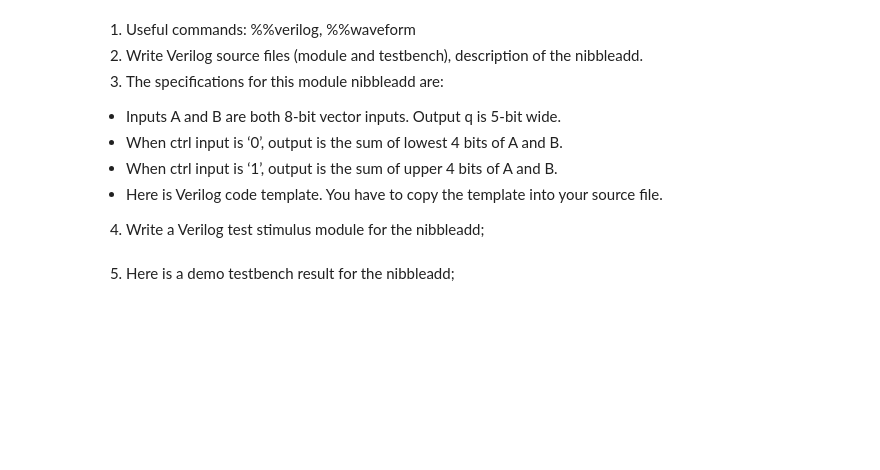
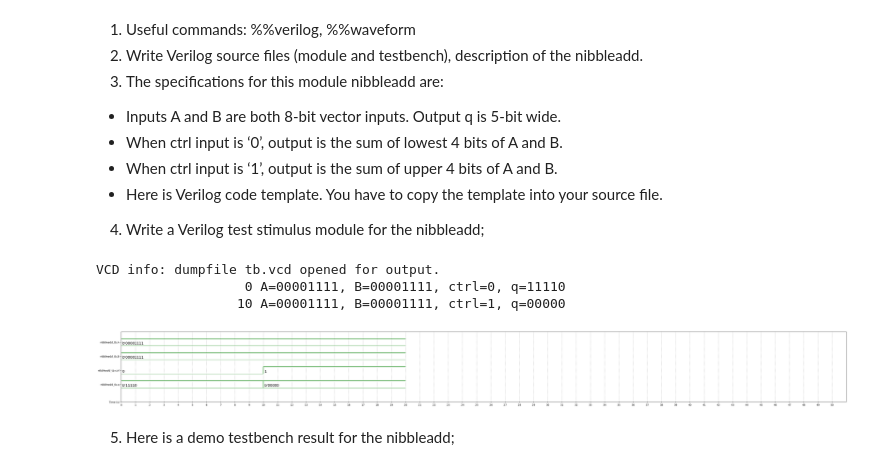
Before and after one commit to kkhtet/DSL_HOMEWORK, a Jupyter notebook: VerilogGitHomework(1003437 Kaung Khant Htet).ipynb, the cells around one changed output. Cells and saved outputs as stored; diff of their text form; code cells hidden in the pictures; blank space fills up the shorter version.

```diff
--- a/VerilogGitHomework(1003437 Kaung Khant Htet).ipynb
+++ b/VerilogGitHomework(1003437 Kaung Khant Htet).ipynb
@@ -213,3 +371,71 @@ endmodule
+# %%
+%%verilog
+
+//!DO NOT MODIFY MODULE NAME AND PORT NAME!
+module nibbleadd(
+    input [7:0]A,
+    input [7:0]B,
+    input ctrl,
+    output [4:0]q
+);
+
+
+//YOUR CODE HERE
+
+assign q = ctrl ? (A[7:4] + B[7:4]) : (A[3:0] + B[3:0]);
+
+
+endmodule
+
+//TESTBENCH HERE
+
+module nibbleadd_tb();
+
+reg [7:0]A;
+reg [7:0]B;
+reg ctrl;
+wire [4:0]q;
+
+nibbleadd nibbleadd_u0(
+    .A(A),
+    .B(B),
+    .ctrl(ctrl),
+    .q(q)
+);
+
+initial begin
+    // Initialize inputs
+    A = 8'b00001111;
+    B = 8'b00001111;
+    ctrl = 0;
+
+    // Setup for waveform dumping
+    $monitor("%d A=%b, B=%b, ctrl=%b, q=%b", $time, A, B, ctrl, q);
+    $dumpfile("tb.vcd");
+    $dumpvars();
+
+    // Apply input stimulus
+    #10 ctrl = 1;
+    #10;
+
+    // Finish simulation and stop dumping
+    $finish;
+    $dumpoff;
+end
+
+endmodule
+# %% [output]
+VCD info: dumpfile tb.vcd opened for output.
+                   0 A=00001111, B=00001111, ctrl=0, q=11110
+                  10 A=00001111, B=00001111, ctrl=1, q=00000
+# %%
+%%waveform tb.vcd
+sign_list = ['nibbleadd_tb.A', 'nibbleadd_tb.B', 'nibbleadd_tb.ctrl', 'nibbleadd_tb.q']
+time_begin = 0
+time_end = 50  # Adjust as needed to cover the simulation time
+base = 'bin' #bin,dec,dec2,hex,octal
+# %% [output]
+[figure, added]
 # %% [markdown]
 5. Here is a demo testbench result for the nibbleadd;
 # %% [markdown]
```
Also changed, not shown: parts of 13 cells of this notebook.
